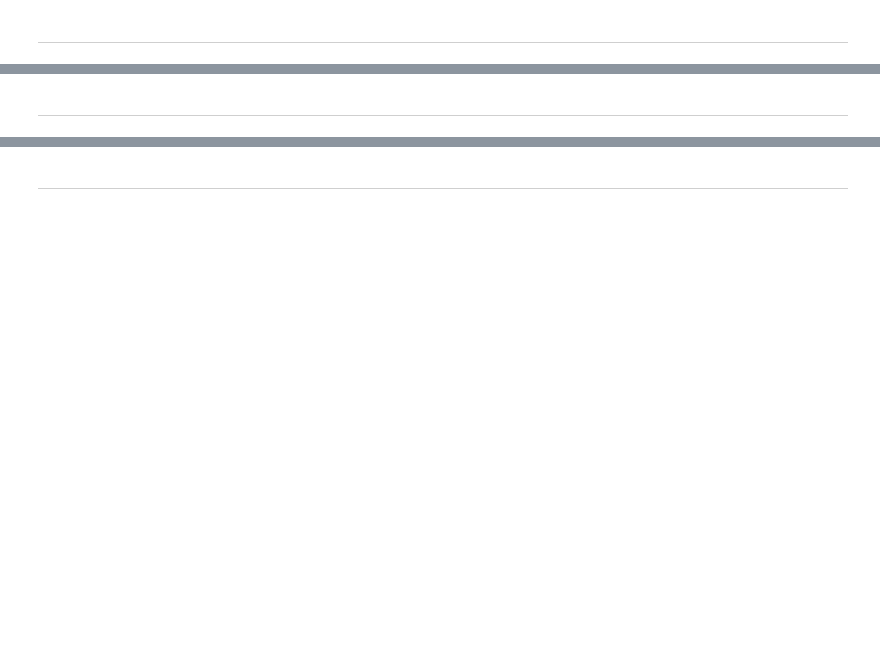
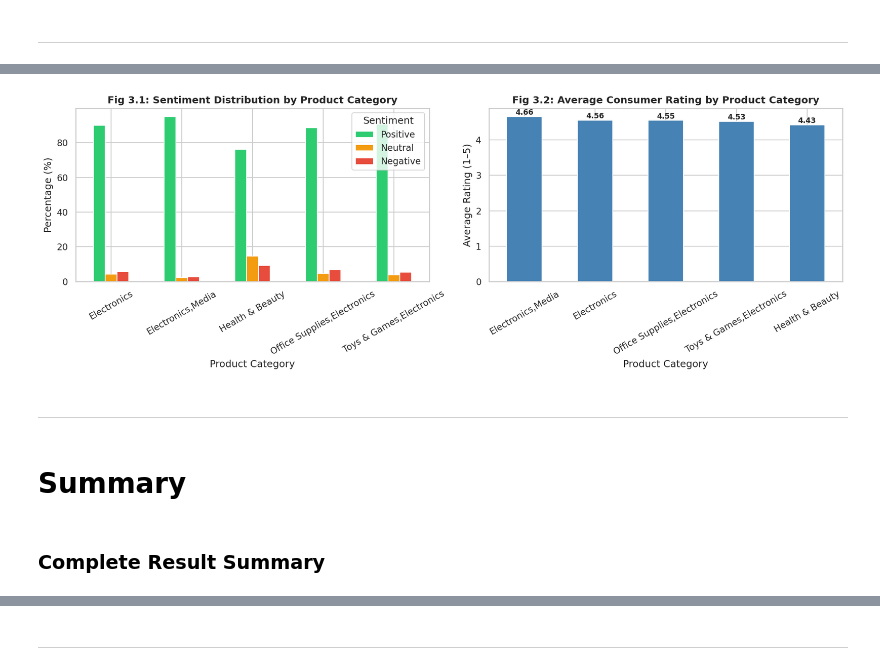
Before and after one commit to m-aryan/Social_Media_Sentiment_Polarity_on_Consumer_Purchase_Intention, a Jupyter notebook: Social_Media_Sentiment_Polarity_on_Consumer_Purchase_Intention.ipynb, the cells around one changed output, grey strips where cells are left out. Drawn from its saved outputs; the diff is of its cells as text; code cells hidden in the pictures; blank space fills up the shorter version.

```diff
--- a/Social_Media_Sentiment_Polarity_on_Consumer_Purchase_Intention.ipynb
+++ b/Social_Media_Sentiment_Polarity_on_Consumer_Purchase_Intention.ipynb
@@ -635,4 +760,27 @@ Notes:
+# %%
+def plot_category_analysis():
+
+    fig, axes = plt.subplots(1, 2, figsize=(14,5))
+
+    plot_category_sentiment(axes[0])
+    plot_category_rating(axes[1])
+
+    plt.tight_layout()
+    plt.savefig(
+        "Fig3_Category_Analysis.png",
+        dpi=150,
+        bbox_inches='tight'
+    )
+    plt.show()
+# %%
+plot_category_analysis()
+# %% [output]
+[figure, added]
 # %% [markdown]
 #
 
 ---
+# %% [markdown]
+# **Summary**
+# %% [markdown]
+### **Complete Result Summary**
```
Also changed, not shown: parts of 15 cells of this notebook.
